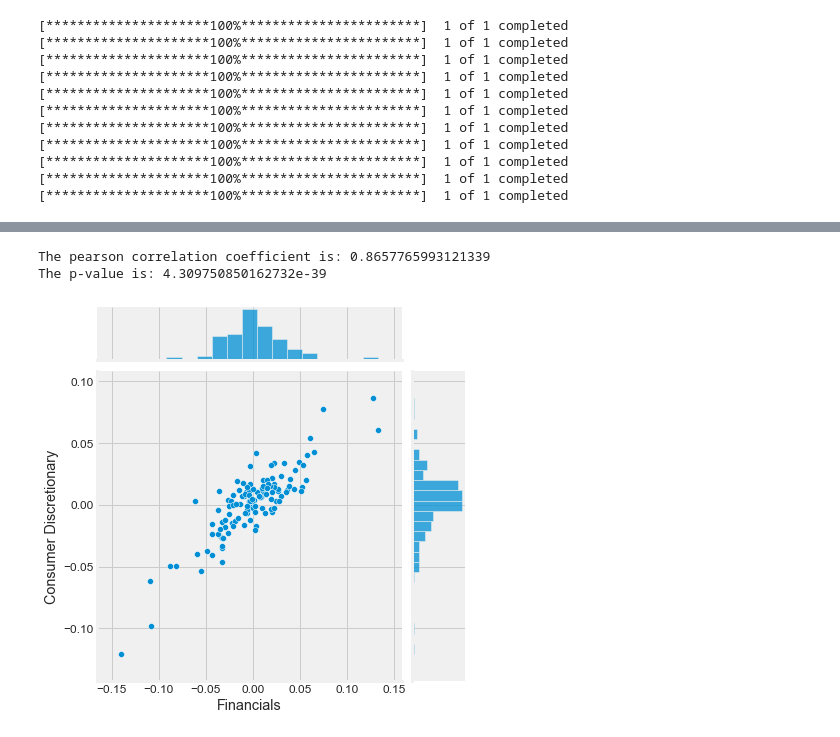
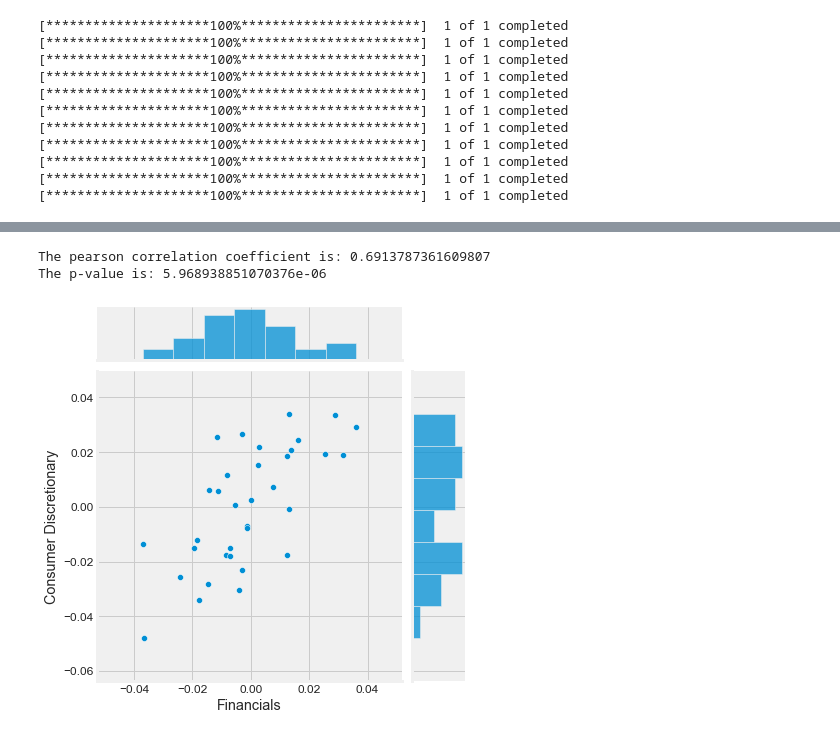
Before and after one commit to Ash-Tao/Sectors_Performance, a Jupyter notebook: Sector.ipynb, the cells around one changed output, grey strips where cells are left out. Drawn from its saved outputs; the diff is of its cells as text; code cells hidden in the pictures.

```diff
--- a/Sector.ipynb
+++ b/Sector.ipynb
@@ -119,9 +126,10 @@ plt.savefig(f"Daily Trade Volume by Sectors ({Period}).png")
 # %%
+# Create two dataset for plot
 for i in range(11):
-    data_1 = thisyear[i-1]['Volume']
-    data_2 = thisyear[i-1]['Adj Close'].pct_change()
+    data_1 = prerformance[i-1]['Volume']
+    data_2 = prerformance[i-1]['Adj Close'].pct_change()
 
-# Create Plot
+    # set up layout and create plot for dataset 1
     plt.rc('font', size=8)
     fig, ax1 = plt.subplots()
     ax1.set_ylabel('Volume', color = 'g')
@@ -129,15 +137,13 @@ for i in range(11):
     ax1.tick_params(axis ='y', labelcolor = 'g')
 
     # Adding Twin Axes
-
+    # set up layout and create plot for dataset 2
     ax2 = ax1.twinx()
-
     ax2.set_ylabel('Daily Return', color = 'royalblue')
     ax2.plot(data_2.index, data_2, color = 'b', linestyle='--', marker='o')
     ax2.tick_params(axis ='y', labelcolor = 'b')
-#     plt.xticks(rotation=15)
+
     plt.title(f"Daily Trade Volume for {sector_name[i-1]} ({Period})")
-#     plt.figure(figsize=(10, 6))
     plt.tight_layout()
 
     plt.savefig(f"Daily Trade Volume for {sector_name[i-1]} ({Period}).png")
@@ -168,45 +177,47 @@ plt.savefig(f"Daily Trade Volume for S&P500 ({Period}).png")
 # %%
+# inset 3 moving average data into the prerformance
 ma_day = [10, 20, 50]
 for ma in ma_day:
     for i, sector in enumerate(sector_list, 1):
         column_name = f"MA for {ma} days"
-        thisyear[i-1][column_name] = thisyear[i-1]['Adj Close'].rolling(ma).mean()
+        prerformance[i-1][column_name] = prerformance[i-1]['Adj Close'].rolling(ma).mean()
+
+# Create a subplots
 fig, axes = plt.subplots(nrows=4, ncols=3)
-plt.rc('font', size=11)
-
+plt.rc('font', size=8)
 fig.set_figheight(27.81)
 fig.set_figwidth(45)
-thisyear[0][['Adj Close', 'MA for 10 days', 'MA for 20 days', 'MA for 50 days']].plot(ax=axes[0,0])
+prerformance[0][['Adj Close', 'MA for 10 days', 'MA for 20 days', 'MA for 50 days']].plot(ax=axes[0,0])
 axes[0,0].set_xlabel(None)
 axes[0,0].set_title(f'{sector_name[0]}')
-thisyear[1][['Adj Close', 'MA for 10 days', 'MA for 20 days', 'MA for 50 days']].plot(ax=axes[0,1])
+prerformance[1][['Adj Close', 'MA for 10 days', 'MA for 20 days', 'MA for 50 days']].plot(ax=axes[0,1])
 axes[0,1].set_xlabel(None)
 axes[0,1].set_title(f'{sector_name[1]}')
-thisyear[2][['Adj Close', 'MA for 10 days', 'MA for 20 days', 'MA for 50 days']].plot(ax=axes[0,2])
+prerformance[2][['Adj Close', 'MA for 10 days', 'MA for 20 days', 'MA for 50 days']].plot(ax=axes[0,2])
 axes[0,2].set_xlabel(None)
 axes[0,2].set_title(f'{sector_name[2]}')
-thisyear[3][['Adj Close', 'MA for 10 days', 'MA for 20 days', 'MA for 50 days']].plot(ax=axes[1,0])
+prerformance[3][['Adj Close', 'MA for 10 days', 'MA for 20 days', 'MA for 50 days']].plot(ax=axes[1,0])
 axes[1,0].set_xlabel(None)
 axes[1,0].set_title(f'{sector_name[3]}')
-thisyear[4][['Adj Close', 'MA for 10 days', 'MA for 20 days', 'MA for 50 days']].plot(ax=axes[1,1])
+prerformance[4][['Adj Close', 'MA for 10 days', 'MA for 20 days', 'MA for 50 days']].plot(ax=axes[1,1])
 axes[1,1].set_xlabel(None)
 axes[1,1].set_title(f'{sector_name[4]}')
-thisyear[5][['Adj Close', 'MA for 10 days', 'MA for 20 days', 'MA for 50 days']].plot(ax=axes[1,2])
+prerformance[5][['Adj Close', 'MA for 10 days', 'MA for 20 days', 'MA for 50 days']].plot(ax=axes[1,2])
 axes[1,2].set_xlabel(None)
 axes[1,2].set_title(f'{sector_name[5]}')
-thisyear[6][['Adj Close', 'MA for 10 days', 'MA for 20 days', 'MA for 50 days']].plot(ax=axes[2,0])
+prerformance[6][['Adj Close', 'MA for 10 days', 'MA for 20 days', 'MA for 50 days']].plot(ax=axes[2,0])
 axes[2,0].set_xlabel(None)
 axes[2,0].set_title(f'{sector_name[6]}')
-thisyear[7][['Adj Close', 'MA for 10 days', 'MA for 20 days', 'MA for 50 days']].plot(ax=axes[2,1])
+prerformance[7][['Adj Close', 'MA for 10 days', 'MA for 20 days', 'MA for 50 days']].plot(ax=axes[2,1])
 axes[2,1].set_xlabel(None)
 axes[2,1].set_title(f'{sector_name[7]}')
-thisyear[8][['Adj Close', 'MA for 10 days', 'MA for 20 days', 'MA for 50 days']].plot(ax=axes[2,2])
+prerformance[8][['Adj Close', 'MA for 10 days', 'MA for 20 days', 'MA for 50 days']].plot(ax=axes[2,2])
 axes[2,2].set_xlabel(None)
 axes[2,2].set_title(f'{sector_name[8]}')
-thisyear[9][['Adj Close', 'MA for 10 days', 'MA for 20 days', 'MA for 50 days']].plot(ax=axes[3,0])
+prerformance[9][['Adj Close', 'MA for 10 days', 'MA for 20 days', 'MA for 50 days']].plot(ax=axes[3,0])
 axes[3,0].set_xlabel(None)
 axes[3,0].set_title(f'{sector_name[9]}')
-thisyear[10][['Adj Close', 'MA for 10 days', 'MA for 20 days', 'MA for 50 days']].plot(ax=axes[3,1])
+prerformance[10][['Adj Close', 'MA for 10 days', 'MA for 20 days', 'MA for 50 days']].plot(ax=axes[3,1])
 axes[3,1].set_xlabel(None)
 axes[3,1].set_title(f'{sector_name[10]}')
 plt.savefig(f"MA by Sectors ({Period}).png")
@@ -362,23 +350,23 @@ plt.savefig(f"Return of the stock ({Period}).png")
 # %%
 import scipy
 from scipy import stats
 
 # Grab all the closing prices for the tech stock list into one DataFrame
-closing_df = DataReader(sector_list, 'yahoo', this_year_start, this_year_end)['Adj Close']
+closing_df = DataReader(sector_list, 'yahoo', start_date, end_date)['Adj Close']
 sector_rets = closing_df.pct_change().dropna()
 sector_rets.rename(columns={'^GSPC':"S&P500",'^SP500-40':"Financials",'^SP500-25':"Consumer Discretionary",
                             '^SP500-30':"Consumer Staples","^SP500-35":"Health","^SP500-20":"Industrials",
                             "^SP500-45":"Information Tech","^SP500-15":"Materials","^SP500-60":"Real Estate",
                             "^SP500-50":"Tele Services","^SP500-55":"Utilities","^GSPE":"Energy"}, inplace=True)
 
 p = sns.jointplot( data=sector_rets, x = "Financials", y='Consumer Discretionary',kind='scatter')
 r, p = scipy.stats.pearsonr(sector_rets["Financials"], sector_rets['Consumer Discretionary'])
 print("The pearson correlation coefficient is:", r)
 print("The p-value is:", p)
 # %% [output]
-The pearson correlation coefficient is: 0.8657765993121339
-The p-value is: 4.309750850162732e-39
+The pearson correlation coefficient is: 0.6913787361609807
+The p-value is: 5.968938851070376e-06
-[figure, old version]
+[figure, new version]
 # %%
 # Let's start by defining a new DataFrame as a clenaed version of the oriignal tech_rets DataFrame
 rets = sector_rets.dropna()
```
Also changed, not shown: parts of 20 cells of this notebook, 6 other files.
